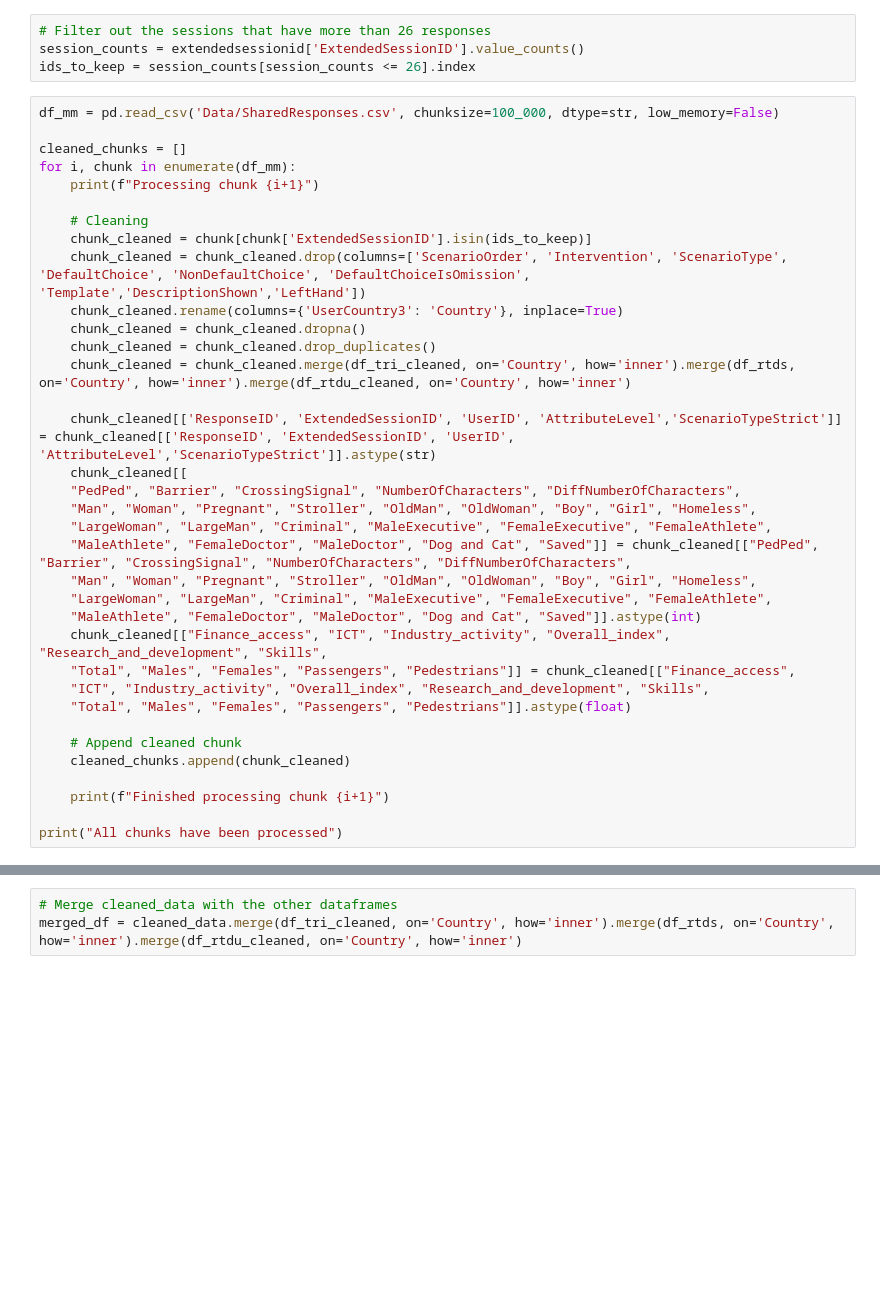
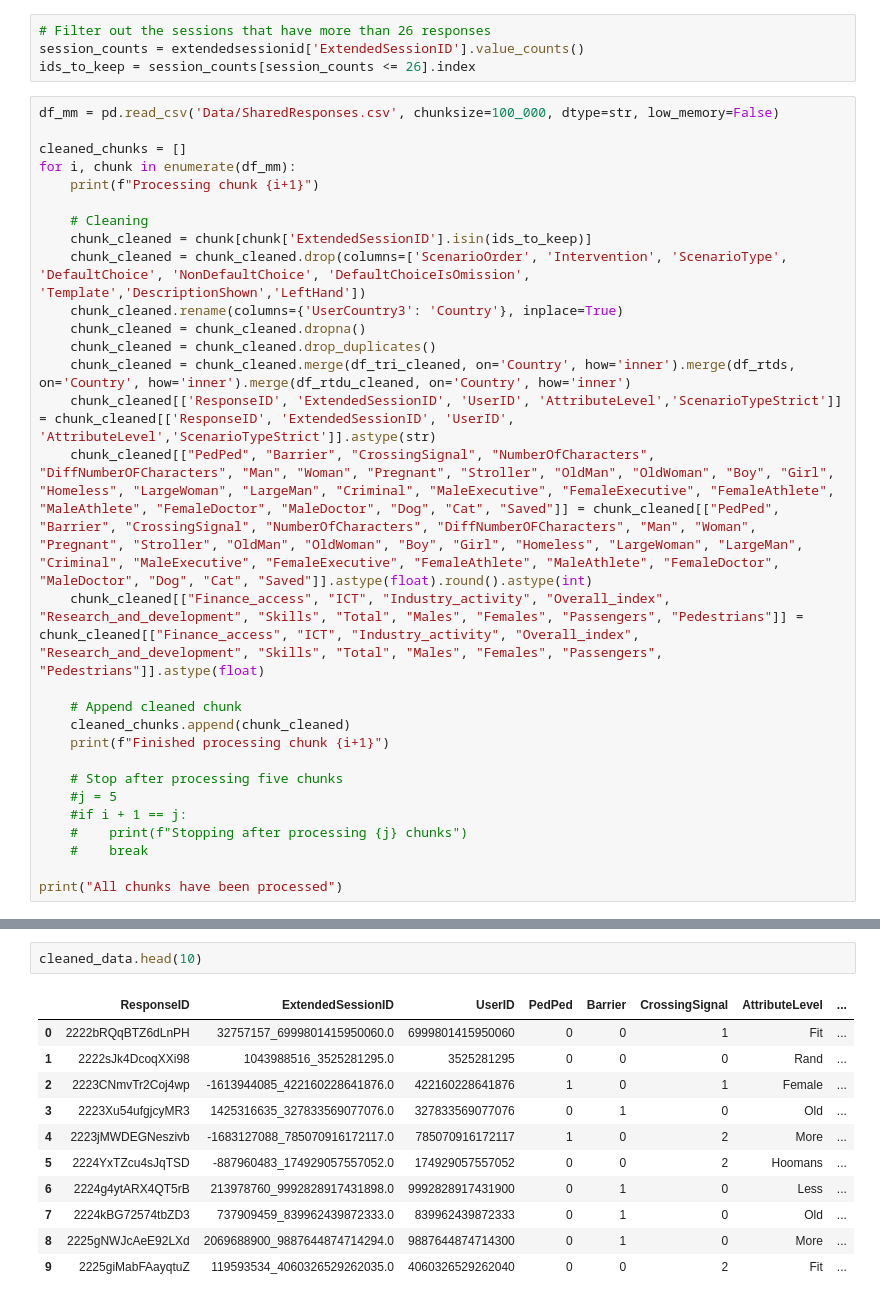
Before and after one commit to Moral-Machine-2024/timoklein, a Jupyter notebook: DSS_Thesis_Code.ipynb, the cells around one changed output, grey strips where cells are left out. Drawn from its saved outputs; the diff is of its cells as text; blank space fills up the shorter version.

Commit message:
Preprocessed the data

```diff
--- a/DSS_Thesis_Code.ipynb
+++ b/DSS_Thesis_Code.ipynb
@@ -410,24 +410,18 @@ for i, chunk in enumerate(df_mm):
     chunk_cleaned = chunk_cleaned.dropna()
     chunk_cleaned = chunk_cleaned.drop_duplicates()
     chunk_cleaned = chunk_cleaned.merge(df_tri_cleaned, on='Country', how='inner').merge(df_rtds, on='Country', how='inner').merge(df_rtdu_cleaned, on='Country', how='inner')
-
     chunk_cleaned[['ResponseID', 'ExtendedSessionID', 'UserID', 'AttributeLevel','ScenarioTypeStrict']] = chunk_cleaned[['ResponseID', 'ExtendedSessionID', 'UserID', 'AttributeLevel','ScenarioTypeStrict']].astype(str)
-    chunk_cleaned[[
-    "PedPed", "Barrier", "CrossingSignal", "NumberOfCharacters", "DiffNumberOfCharacters",
-    "Man", "Woman", "Pregnant", "Stroller", "OldMan", "OldWoman", "Boy", "Girl", "Homeless",
-    "LargeWoman", "LargeMan", "Criminal", "MaleExecutive", "FemaleExecutive", "FemaleAthlete",
-    "MaleAthlete", "FemaleDoctor", "MaleDoctor", "Dog and Cat", "Saved"]] = chunk_cleaned[["PedPed", "Barrier", "CrossingSignal", "NumberOfCharacters", "DiffNumberOfCharacters",
-    "Man", "Woman", "Pregnant", "Stroller", "OldMan", "OldWoman", "Boy", "Girl", "Homeless",
-    "LargeWoman", "LargeMan", "Criminal", "MaleExecutive", "FemaleExecutive", "FemaleAthlete",
-    "MaleAthlete", "FemaleDoctor", "MaleDoctor", "Dog and Cat", "Saved"]].astype(int)
-    chunk_cleaned[["Finance_access", "ICT", "Industry_activity", "Overall_index", "Research_and_development", "Skills",
-    "Total", "Males", "Females", "Passengers", "Pedestrians"]] = chunk_cleaned[["Finance_access",
-    "ICT", "Industry_activity", "Overall_index", "Research_and_development", "Skills",
-    "Total", "Males", "Females", "Passengers", "Pedestrians"]].astype(float)
+    chunk_cleaned[["PedPed", "Barrier", "CrossingSignal", "NumberOfCharacters", "DiffNumberOFCharacters", "Man", "Woman", "Pregnant", "Stroller", "OldMan", "OldWoman", "Boy", "Girl", "Homeless", "LargeWoman", "LargeMan", "Criminal", "MaleExecutive", "FemaleExecutive", "FemaleAthlete", "MaleAthlete", "FemaleDoctor", "MaleDoctor", "Dog", "Cat", "Saved"]] = chunk_cleaned[["PedPed", "Barrier", "CrossingSignal", "NumberOfCharacters", "DiffNumberOFCharacters", "Man", "Woman", "Pregnant", "Stroller", "OldMan", "OldWoman", "Boy", "Girl", "Homeless", "LargeWoman", "LargeMan", "Criminal", "MaleExecutive", "FemaleExecutive", "FemaleAthlete", "MaleAthlete", "FemaleDoctor", "MaleDoctor", "Dog", "Cat", "Saved"]].astype(float).round().astype(int)
+    chunk_cleaned[["Finance_access", "ICT", "Industry_activity", "Overall_index", "Research_and_development", "Skills", "Total", "Males", "Females", "Passengers", "Pedestrians"]] = chunk_cleaned[["Finance_access", "ICT", "Industry_activity", "Overall_index", "Research_and_development", "Skills", "Total", "Males", "Females", "Passengers", "Pedestrians"]].astype(float)
 
     # Append cleaned chunk
     cleaned_chunks.append(chunk_cleaned)
-
     print(f"Finished processing chunk {i+1}")
 
+    # Stop after processing five chunks
+    #j = 5
+    #if i + 1 == j:
+    #    print(f"Stopping after processing {j} chunks")
+    #    break
+
 print("All chunks have been processed")
@@ -436,3 +450,14 @@ cleaned_data = pd.concat(cleaned_chunks, ignore_index=True)
-# %%
-# Merge cleaned_data with the other dataframes
-merged_df = cleaned_data.merge(df_tri_cleaned, on='Country', how='inner').merge(df_rtds, on='Country', how='inner').merge(df_rtdu_cleaned, on='Country', how='inner')
+# %%
+cleaned_data.head(10)
+# %% [output]
+|  | ResponseID | ExtendedSessionID | UserID | PedPed | Barrier | CrossingSignal | AttributeLevel | ... |
+| 0 | 2222bRQqBTZ6dLnPH | 32757157_6999801415950060.0 | 6999801415950060 | 0 | 0 | 1 | Fit | ... |
+| 1 | 2222sJk4DcoqXXi98 | 1043988516_3525281295.0 | 3525281295 | 0 | 0 | 0 | Rand | ... |
+| 2 | 2223CNmvTr2Coj4wp | -1613944085_422160228641876.0 | 422160228641876 | 1 | 0 | 1 | Female | ... |
+| 3 | 2223Xu54ufgjcyMR3 | 1425316635_327833569077076.0 | 327833569077076 | 0 | 1 | 0 | Old | ... |
+| 4 | 2223jMWDEGNeszivb | -1683127088_785070916172117.0 | 785070916172117 | 1 | 0 | 2 | More | ... |
+| 5 | 2224YxTZcu4sJqTSD | -887960483_174929057557052.0 | 174929057557052 | 0 | 0 | 2 | Hoomans | ... |
+| 6 | 2224g4ytARX4QT5rB | 213978760_9992828917431898.0 | 9992828917431900 | 0 | 1 | 0 | Less | ... |
+| 7 | 2224kBG72574tbZD3 | 737909459_839962439872333.0 | 839962439872333 | 0 | 1 | 0 | Old | ... |
+| 8 | 2225gNWJcAeE92LXd | 2069688900_9887644874714294.0 | 9887644874714300 | 0 | 1 | 0 | More | ... |
+| 9 | 2225giMabFAayqtuZ | 119593534_4060326529262035.0 | 4060326529262040 | 0 | 0 | 2 | Fit | ... |
```
Also changed, not shown: parts of 5 cells of this notebook.
